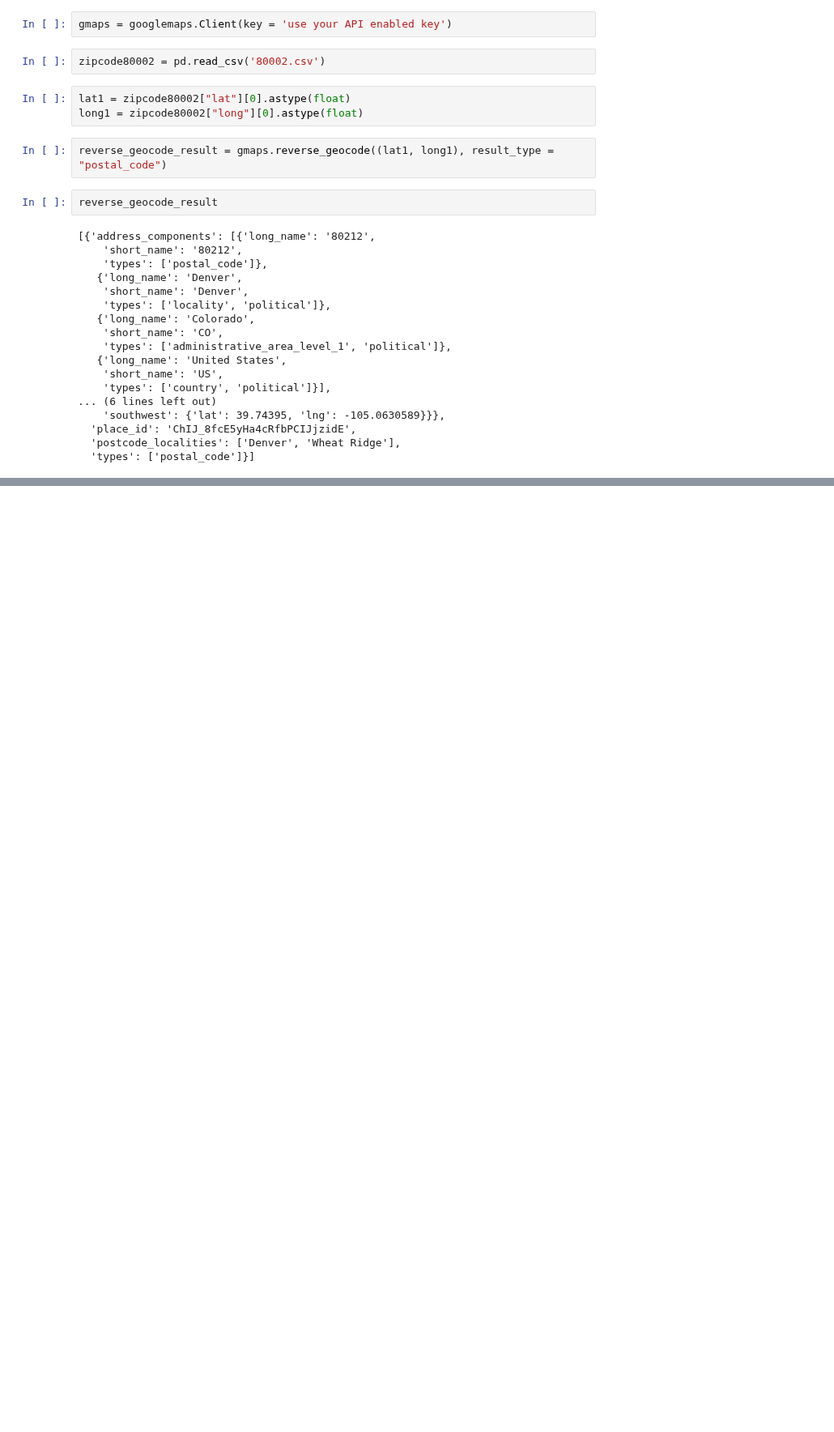
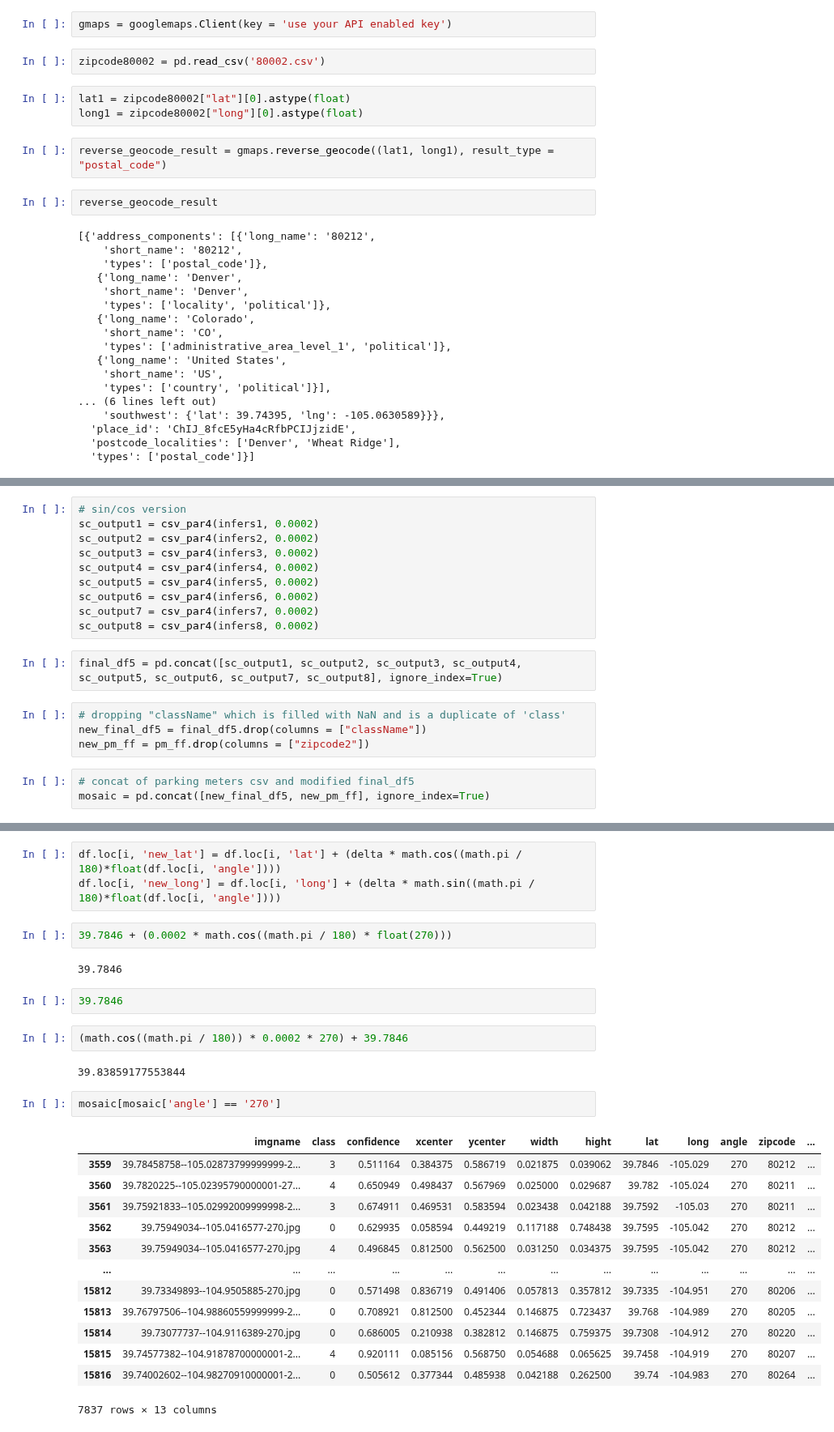
Before and after one commit to sunh0003/W210Capstone-AccessibleParkingMap, a Jupyter notebook: ETL/inf_object_transform.ipynb, the cells around one changed output, grey strips where cells are left out. Shown at 81% size. Cells and saved outputs as stored; diff of their text form; blank space fills up the shorter version.

```diff
--- a/ETL/inf_object_transform.ipynb
+++ b/ETL/inf_object_transform.ipynb
@@ -313,0 +329,19 @@ reverse_geocode_result
+# %%
+# sin/cos version
+sc_output1 = csv_par4(infers1, 0.0002)
+sc_output2 = csv_par4(infers2, 0.0002)
+sc_output3 = csv_par4(infers3, 0.0002)
+sc_output4 = csv_par4(infers4, 0.0002)
+sc_output5 = csv_par4(infers5, 0.0002)
+sc_output6 = csv_par4(infers6, 0.0002)
+sc_output7 = csv_par4(infers7, 0.0002)
+sc_output8 = csv_par4(infers8, 0.0002)
+# %%
+final_df5 = pd.concat([sc_output1, sc_output2, sc_output3, sc_output4, sc_output5, sc_output6, sc_output7, sc_output8], ignore_index=True)
+# %%
+# dropping "className" which is filled with NaN and is a duplicate of 'class'
+new_final_df5 = final_df5.drop(columns = ["className"])
+new_pm_ff = pm_ff.drop(columns = ["zipcode2"])
+# %%
+# concat of parking meters csv and modified final_df5
+mosaic = pd.concat([new_final_df5, new_pm_ff], ignore_index=True)
@@ -313,0 +365,29 @@ reverse_geocode_result
+# %%
+df.loc[i, 'new_lat'] = df.loc[i, 'lat'] + (delta * math.cos((math.pi / 180)*float(df.loc[i, 'angle'])))
+df.loc[i, 'new_long'] = df.loc[i, 'long'] + (delta * math.sin((math.pi / 180)*float(df.loc[i, 'angle'])))
+# %%
+39.7846 + (0.0002 * math.cos((math.pi / 180) * float(270)))
+# %% [output]
+39.7846
+# %%
+39.7846
+# %%
+(math.cos((math.pi / 180)) * 0.0002 * 270) + 39.7846
+# %% [output]
+39.83859177553844
+# %%
+mosaic[mosaic['angle'] == '270']
+# %% [output]
+|  | imgname | class | confidence | xcenter | ycenter | width | hight | lat | long | angle | zipcode | ... |
+| 3559 | 39.78458758--105.02873799999999-2... | 3 | 0.511164 | 0.384375 | 0.586719 | 0.021875 | 0.039062 | 39.7846 | -105.029 | 270 | 80212 | ... |
+| 3560 | 39.7820225--105.02395790000001-27... | 4 | 0.650949 | 0.498437 | 0.567969 | 0.025000 | 0.029687 | 39.782 | -105.024 | 270 | 80211 | ... |
+| 3561 | 39.75921833--105.02992009999998-2... | 3 | 0.674911 | 0.469531 | 0.583594 | 0.023438 | 0.042188 | 39.7592 | -105.03 | 270 | 80211 | ... |
+| 3562 | 39.75949034--105.0416577-270.jpg | 0 | 0.629935 | 0.058594 | 0.449219 | 0.117188 | 0.748438 | 39.7595 | -105.042 | 270 | 80212 | ... |
+| 3563 | 39.75949034--105.0416577-270.jpg | 4 | 0.496845 | 0.812500 | 0.562500 | 0.031250 | 0.034375 | 39.7595 | -105.042 | 270 | 80212 | ... |
+| ... | ... | ... | ... | ... | ... | ... | ... | ... | ... | ... | ... | ... |
+| 15812 | 39.73349893--104.9505885-270.jpg | 0 | 0.571498 | 0.836719 | 0.491406 | 0.057813 | 0.357812 | 39.7335 | -104.951 | 270 | 80206 | ... |
+| 15813 | 39.76797506--104.98860559999999-2... | 0 | 0.708921 | 0.812500 | 0.452344 | 0.146875 | 0.723437 | 39.768 | -104.989 | 270 | 80205 | ... |
+| 15814 | 39.73077737--104.9116389-270.jpg | 0 | 0.686005 | 0.210938 | 0.382812 | 0.146875 | 0.759375 | 39.7308 | -104.912 | 270 | 80220 | ... |
+| 15815 | 39.74577382--104.91878700000001-2... | 4 | 0.920111 | 0.085156 | 0.568750 | 0.054688 | 0.065625 | 39.7458 | -104.919 | 270 | 80207 | ... |
+| 15816 | 39.74002602--104.98270910000001-2... | 0 | 0.505612 | 0.377344 | 0.485938 | 0.042188 | 0.262500 | 39.74 | -104.983 | 270 | 80264 | ... |
+7837 rows × 13 columns
```
Also changed, not shown: parts of 20 cells of this notebook, 1 other file.
